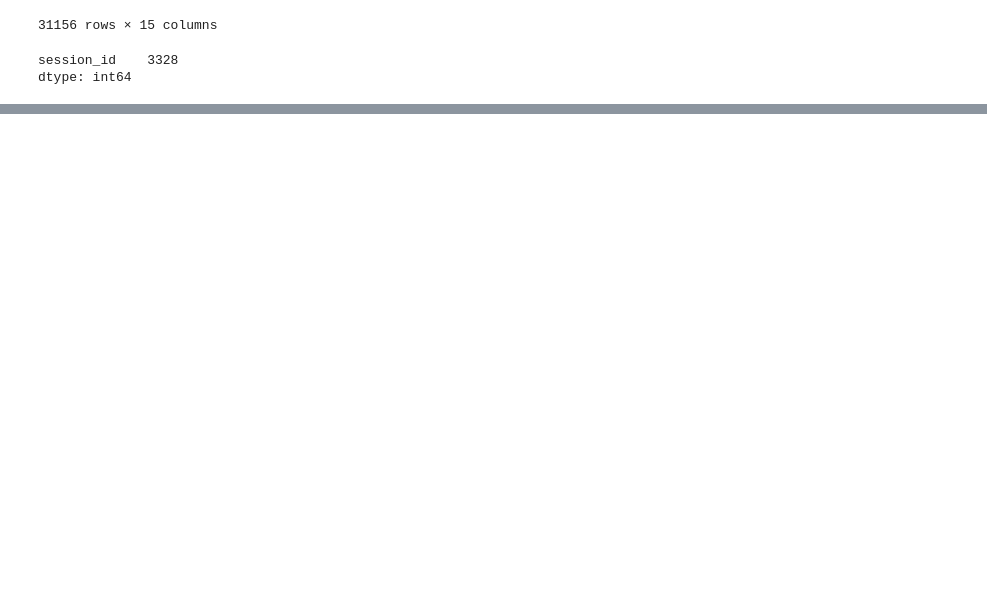
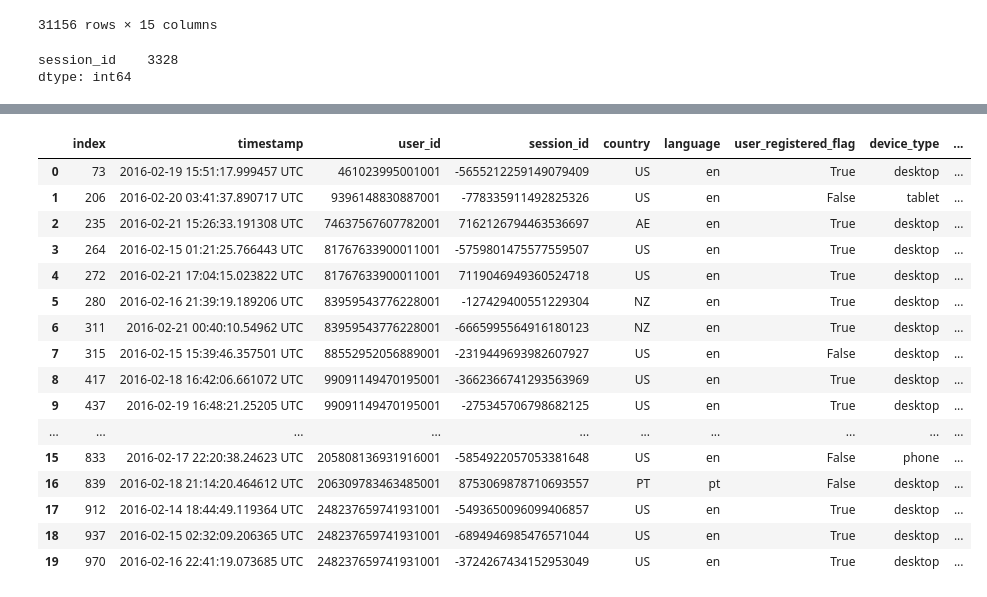
Before and after one commit to ni-mark/Khan_Academy_User_Retention_Behavior_Analysis, a Jupyter notebook: Data Wrangling Khan Academy.ipynb, the cells around one changed output, grey strips where cells are left out. Cells and saved outputs as stored; diff of their text form; code cells hidden in the pictures; blank space fills up the shorter version.

```diff
--- a/Data Wrangling Khan Academy.ipynb
+++ b/Data Wrangling Khan Academy.ipynb
@@ -382,0 +415,3 @@ plt.subplots_adjust(hspace=0.5)
+# %%
+#THIS ONE WORKS
+khan_data['diff'] = khan_data.sort_values(['user_id','date']).groupby('user_id')['date'].diff()
@@ -382,0 +440,6 @@ plt.subplots_adjust(hspace=0.5)
+# %%
+khan_data['diff_h'] = khan_data['diff'].dt.components['hours']
+# %%
+khan_data['returned_user'] = np.where((khan_data['diff_h'] > 6), 1, 0)
+# %%
+returned = khan_data[khan_data['returned_user'] == 1]
@@ -382,0 +462,21 @@ plt.subplots_adjust(hspace=0.5)
+# %%
+returned = returned.reset_index()
+returned.head(20)
+# %% [output]
+|  | index | timestamp | user_id | session_id | country | language | user_registered_flag | device_type | ... |
+| 0 | 73 | 2016-02-19 15:51:17.999457 UTC | 461023995001001 | -5655212259149079409 | US | en | True | desktop | ... |
+| 1 | 206 | 2016-02-20 03:41:37.890717 UTC | 9396148830887001 | -778335911492825326 | US | en | False | tablet | ... |
+| 2 | 235 | 2016-02-21 15:26:33.191308 UTC | 74637567607782001 | 7162126794463536697 | AE | en | True | desktop | ... |
+| 3 | 264 | 2016-02-15 01:21:25.766443 UTC | 81767633900011001 | -5759801475577559507 | US | en | True | desktop | ... |
+| 4 | 272 | 2016-02-21 17:04:15.023822 UTC | 81767633900011001 | 7119046949360524718 | US | en | True | desktop | ... |
+| 5 | 280 | 2016-02-16 21:39:19.189206 UTC | 83959543776228001 | -127429400551229304 | NZ | en | True | desktop | ... |
+| 6 | 311 | 2016-02-21 00:40:10.54962 UTC | 83959543776228001 | -6665995564916180123 | NZ | en | True | desktop | ... |
+| 7 | 315 | 2016-02-15 15:39:46.357501 UTC | 88552952056889001 | -2319449693982607927 | US | en | False | desktop | ... |
+| 8 | 417 | 2016-02-18 16:42:06.661072 UTC | 99091149470195001 | -3662366741293563969 | US | en | True | desktop | ... |
+| 9 | 437 | 2016-02-19 16:48:21.25205 UTC | 99091149470195001 | -275345706798682125 | US | en | True | desktop | ... |
+| ... | ... | ... | ... | ... | ... | ... | ... | ... | ... |
+| 15 | 833 | 2016-02-17 22:20:38.24623 UTC | 205808136931916001 | -5854922057053381648 | US | en | False | phone | ... |
+| 16 | 839 | 2016-02-18 21:14:20.464612 UTC | 206309783463485001 | 8753069878710693557 | PT | pt | False | desktop | ... |
+| 17 | 912 | 2016-02-14 18:44:49.119364 UTC | 248237659741931001 | -5493650096099406857 | US | en | True | desktop | ... |
+| 18 | 937 | 2016-02-15 02:32:09.206365 UTC | 248237659741931001 | -6894946985476571044 | US | en | True | desktop | ... |
+| 19 | 970 | 2016-02-16 22:41:19.073685 UTC | 248237659741931001 | -3724267434152953049 | US | en | True | desktop | ... |
```
Also changed, not shown: parts of 19 cells of this notebook.
